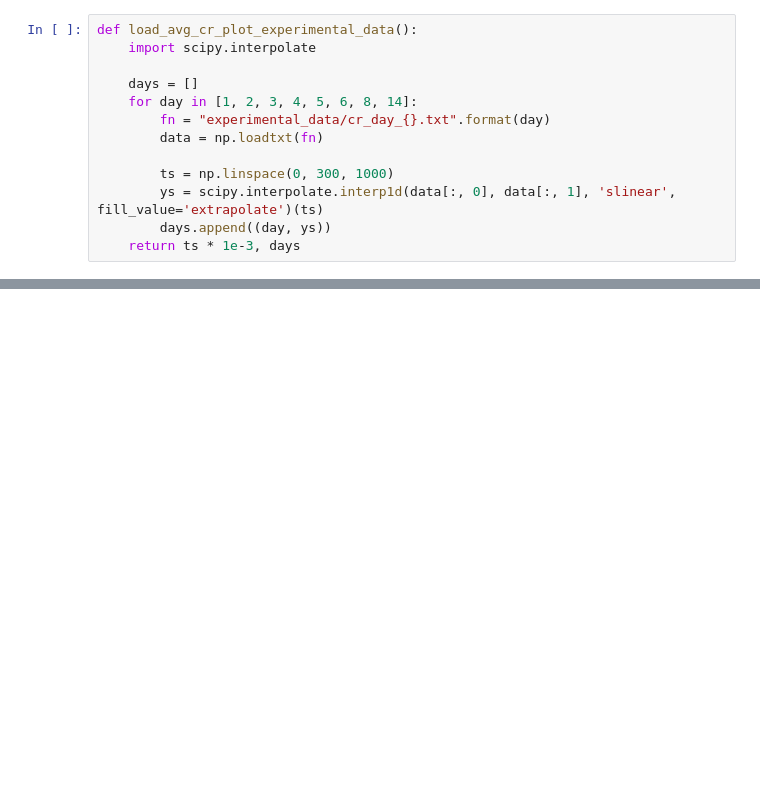
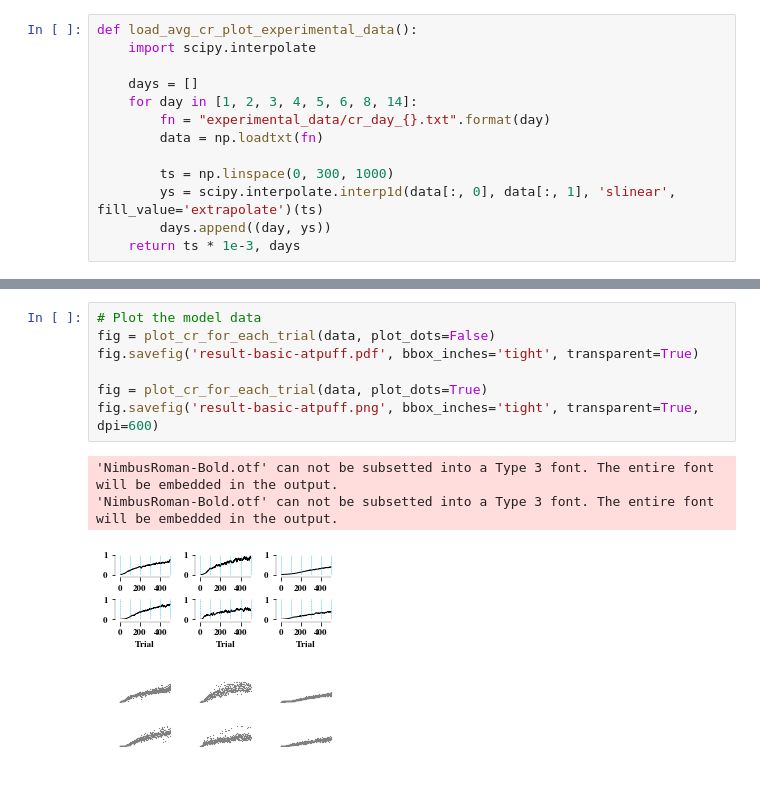
Before and after one commit to ctn-waterloo/cogsci2020-cerebellum, a Jupyter notebook: notebooks/Plot - Results - Basic.ipynb, the cells around one changed output, grey strips where cells are left out. Drawn from its saved outputs; the diff is of its cells as text; blank space fills up the shorter version.

```diff
--- a/notebooks/Plot - Results - Basic.ipynb
+++ b/notebooks/Plot - Results - Basic.ipynb
@@ -155,0 +276,12 @@ data['learning_rate']
+# %%
+# Plot the model data
+fig = plot_cr_for_each_trial(data, plot_dots=False)
+fig.savefig('result-basic-atpuff.pdf', bbox_inches='tight', transparent=True)
+
+fig = plot_cr_for_each_trial(data, plot_dots=True)
+fig.savefig('result-basic-atpuff.png', bbox_inches='tight', transparent=True, dpi=600)
+# %% [output]
+'NimbusRoman-Bold.otf' can not be subsetted into a Type 3 font. The entire font will be embedded in the output.
+'NimbusRoman-Bold.otf' can not be subsetted into a Type 3 font. The entire font will be embedded in the output.
+[figure, added]
+[figure, added]
```
Also changed, not shown: parts of 18 cells of this notebook.
